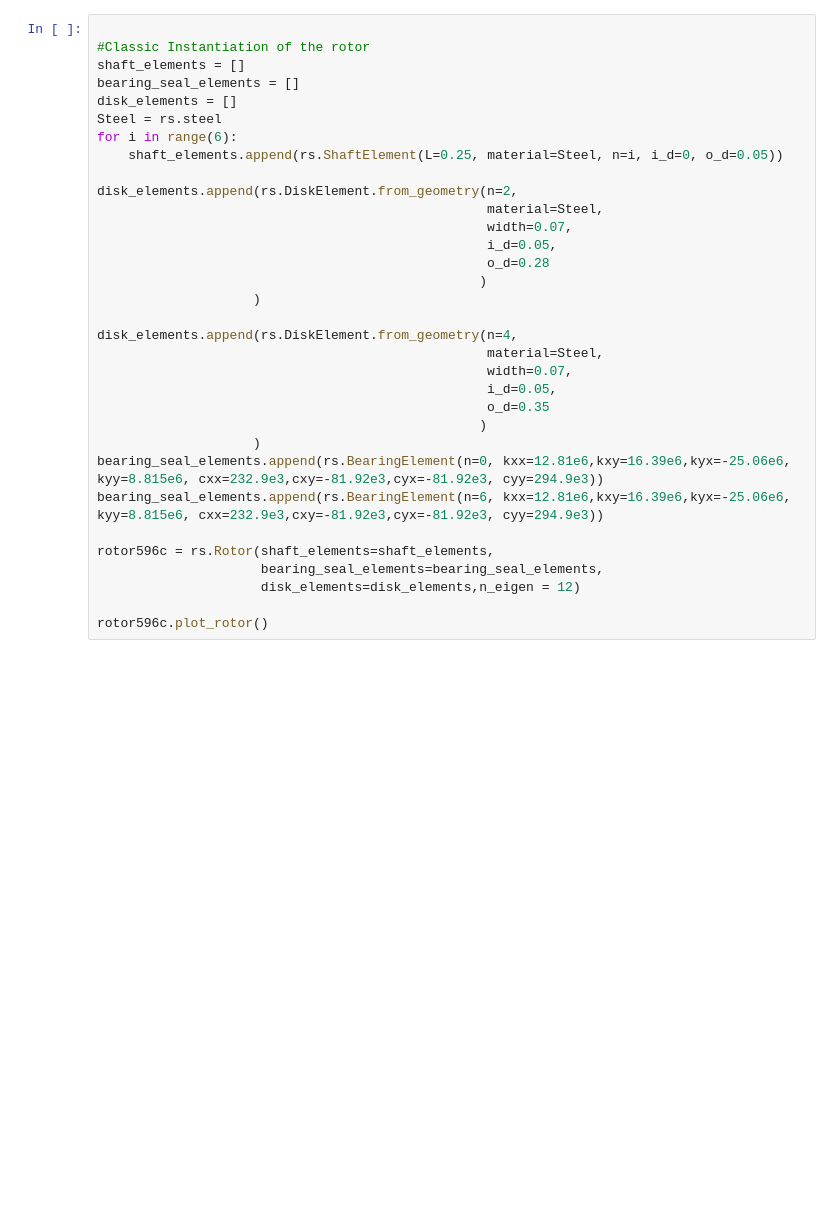
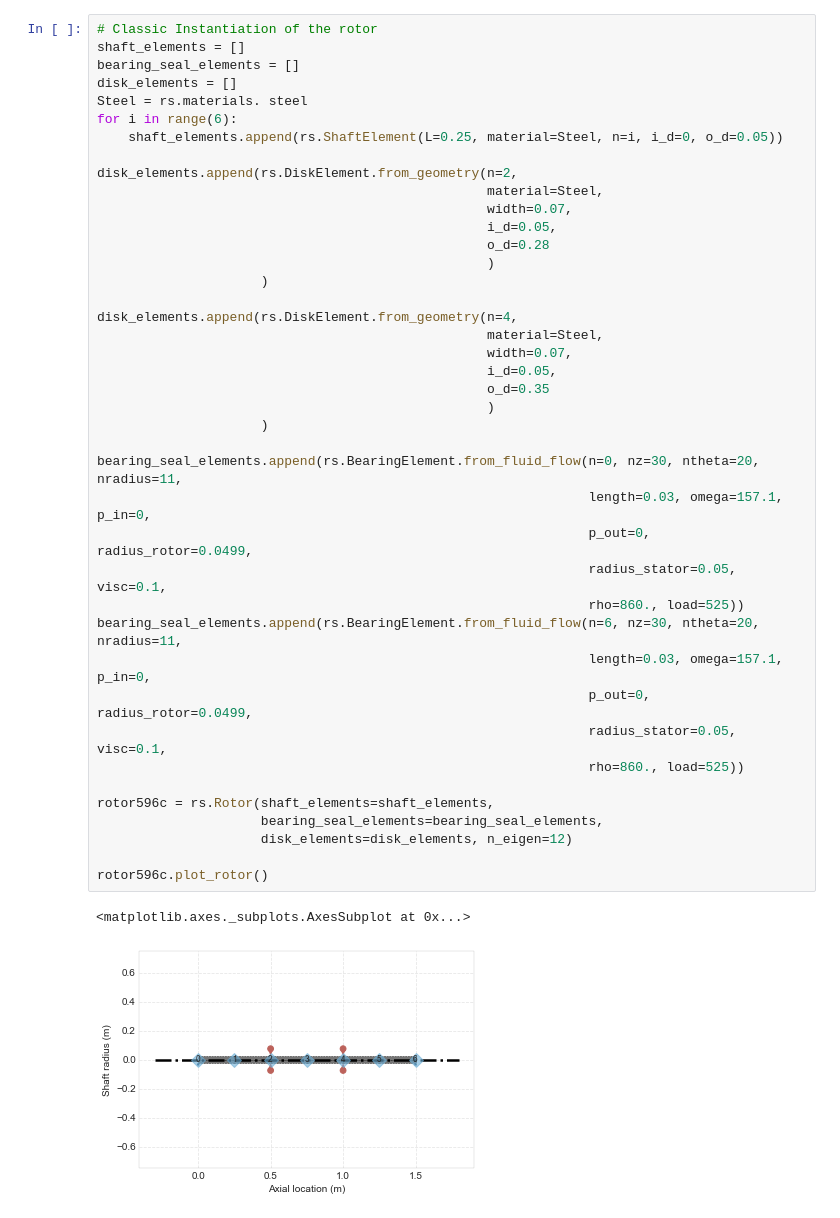
Before and after one commit to jguarato/ross, a Jupyter notebook: docs/examples/example_05_09_06.ipynb, the cells around one changed output. Saved outputs shown, nothing was run; the diff lists cells and outputs as text; blank space fills up the shorter version.

Commit message:
Add fluid flow to example 7

```diff
--- a/docs/examples/example_05_09_06.ipynb
+++ b/docs/examples/example_05_09_06.ipynb
@@ -15,34 +14,45 @@ output_notebook()
 # %%
-
-#Classic Instantiation of the rotor
+# Classic Instantiation of the rotor
 shaft_elements = []
 bearing_seal_elements = []
 disk_elements = []
-Steel = rs.steel
+Steel = rs.materials. steel
 for i in range(6):
     shaft_elements.append(rs.ShaftElement(L=0.25, material=Steel, n=i, i_d=0, o_d=0.05))
 
 disk_elements.append(rs.DiskElement.from_geometry(n=2,
                                                   material=Steel,
                                                   width=0.07,
                                                   i_d=0.05,
                                                   o_d=0.28
-                                                 )
-                    )
+                                                  )
+                     )
 
 disk_elements.append(rs.DiskElement.from_geometry(n=4,
                                                   material=Steel,
                                                   width=0.07,
                                                   i_d=0.05,
                                                   o_d=0.35
-                                                 )
-                    )
-bearing_seal_elements.append(rs.BearingElement(n=0, kxx=12.81e6,kxy=16.39e6,kyx=-25.06e6, kyy=8.815e6, cxx=232.9e3,cxy=-81.92e3,cyx=-81.92e3, cyy=294.9e3))
-bearing_seal_elements.append(rs.BearingElement(n=6, kxx=12.81e6,kxy=16.39e6,kyx=-25.06e6, kyy=8.815e6, cxx=232.9e3,cxy=-81.92e3,cyx=-81.92e3, cyy=294.9e3))
+                                                  )
+                     )
+
+bearing_seal_elements.append(rs.BearingElement.from_fluid_flow(n=0, nz=30, ntheta=20, nradius=11,
+                                                               length=0.03, omega=157.1, p_in=0,
+                                                               p_out=0, radius_rotor=0.0499,
+                                                               radius_stator=0.05, visc=0.1,
+                                                               rho=860., load=525))
+bearing_seal_elements.append(rs.BearingElement.from_fluid_flow(n=6, nz=30, ntheta=20, nradius=11,
+                                                               length=0.03, omega=157.1, p_in=0,
+                                                               p_out=0, radius_rotor=0.0499,
+                                                               radius_stator=0.05, visc=0.1,
+                                                               rho=860., load=525))
 
 rotor596c = rs.Rotor(shaft_elements=shaft_elements,
                      bearing_seal_elements=bearing_seal_elements,
-                     disk_elements=disk_elements,n_eigen = 12)
+                     disk_elements=disk_elements, n_eigen=12)
 
 rotor596c.plot_rotor()
+# %% [output]
+<matplotlib.axes._subplots.AxesSubplot at 0x...>
+[figure, added]
 # %%
```
Also changed, not shown: parts of 6 cells of this notebook.
